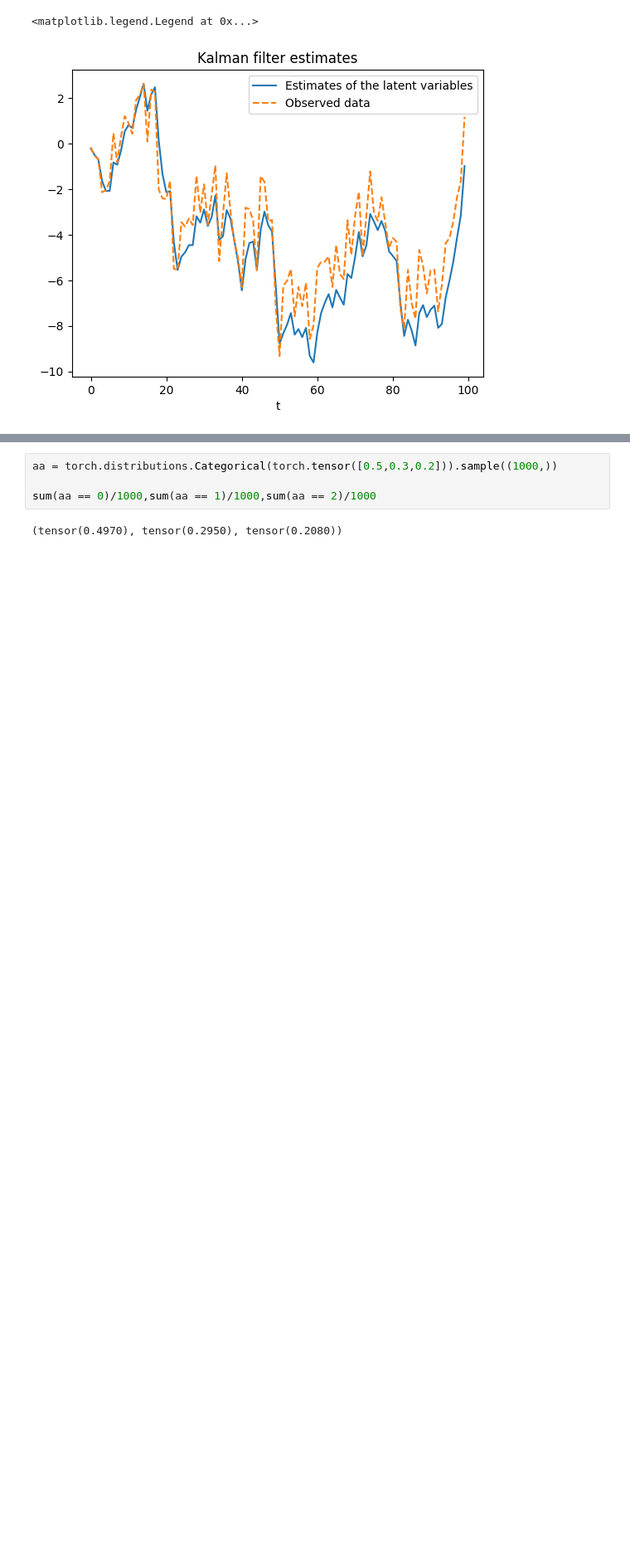
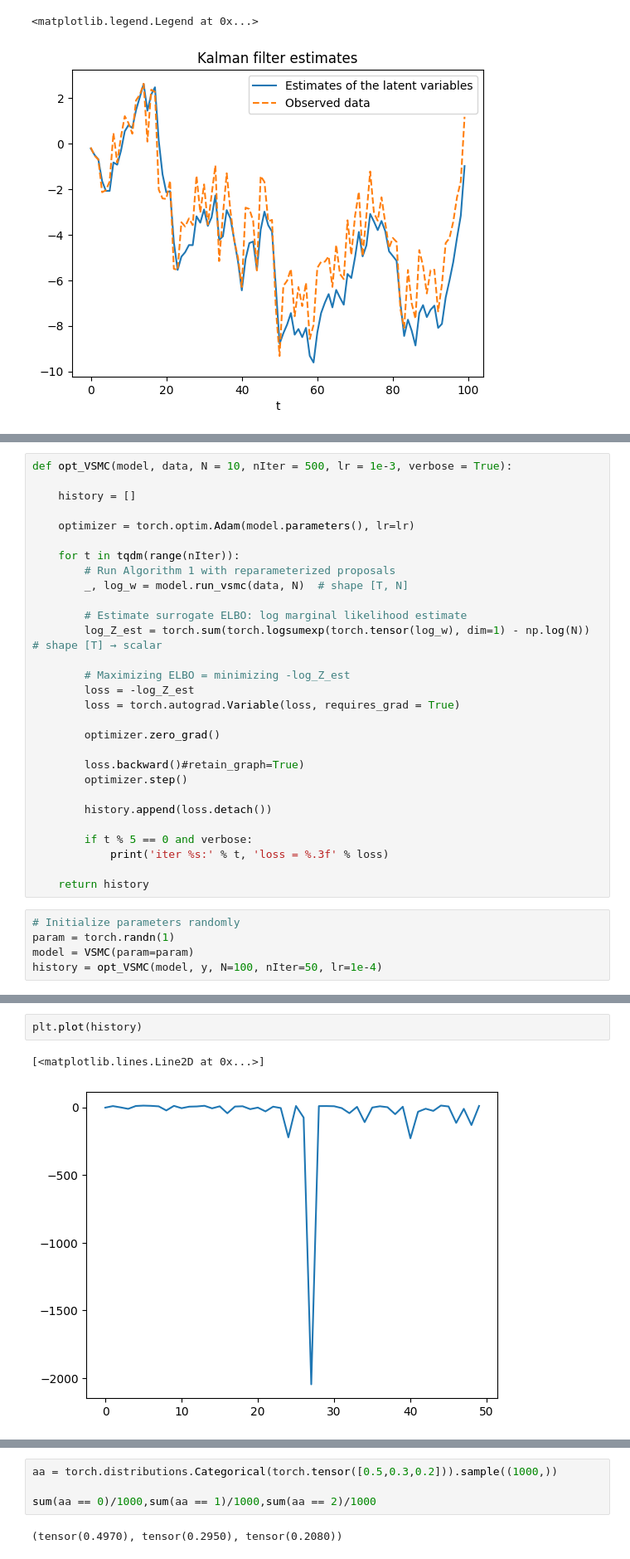
Before and after one commit to Perez-Amanda/ComputacionalStatistics_FinalProject, a Jupyter notebook: SMC.ipynb, the cells around one changed output, grey strips where cells are left out. Shown at 83% size. Drawn from its saved outputs; the diff is of its cells as text; blank space fills up the shorter version.

```diff
--- a/SMC.ipynb
+++ b/SMC.ipynb
@@ -111,0 +349,34 @@ from torch import distributions
+# %%
+def opt_VSMC(model, data, N = 10, nIter = 500, lr = 1e-3, verbose = True):
+
+    history = []
+
+    optimizer = torch.optim.Adam(model.parameters(), lr=lr)
+
+    for t in tqdm(range(nIter)):
+        # Run Algorithm 1 with reparameterized proposals
+        _, log_w = model.run_vsmc(data, N)  # shape [T, N]
+
+        # Estimate surrogate ELBO: log marginal likelihood estimate
+        log_Z_est = torch.sum(torch.logsumexp(torch.tensor(log_w), dim=1) - np.log(N))  # shape [T] → scalar
+
+        # Maximizing ELBO = minimizing -log_Z_est
+        loss = -log_Z_est
+        loss = torch.autograd.Variable(loss, requires_grad = True)
+
+        optimizer.zero_grad()
+
+        loss.backward()#retain_graph=True)
+        optimizer.step()
+
+        history.append(loss.detach())
+
+        if t % 5 == 0 and verbose:
+            print('iter %s:' % t, 'loss = %.3f' % loss)
+
+    return history
+# %%
+# Initialize parameters randomly
+param = torch.randn(1)
+model = VSMC(param=param)
+history = opt_VSMC(model, y, N=100, nIter=50, lr=1e-4)
@@ -111,0 +394,5 @@ from torch import distributions
+# %%
+plt.plot(history)
+# %% [output]
+[<matplotlib.lines.Line2D at 0x...>]
+[figure, added]
```
Also changed, not shown: parts of 37 cells of this notebook.
